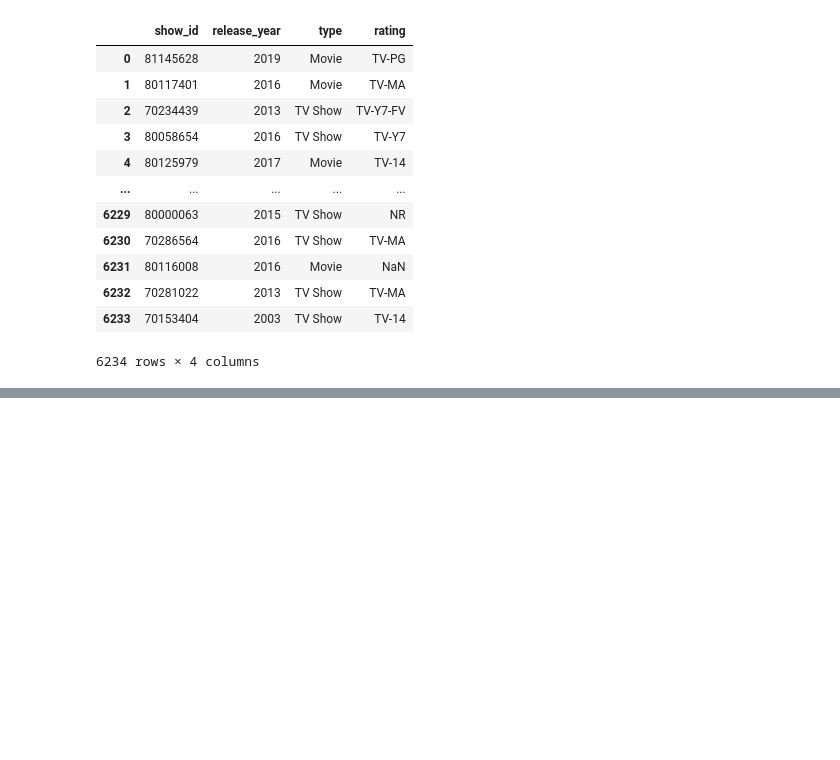
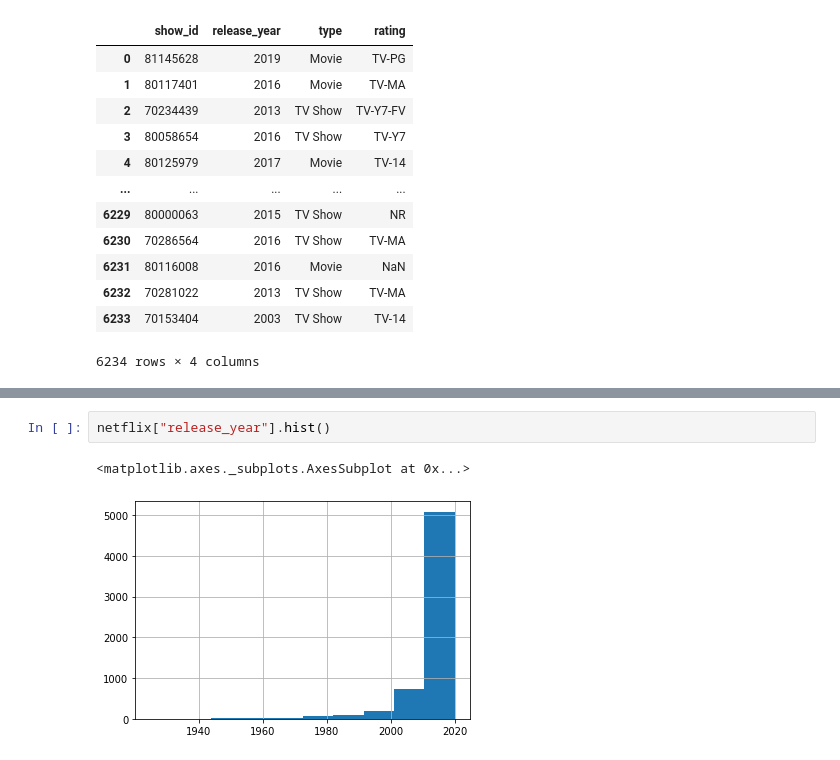
Before and after one commit to mashanz/data-sains-lab, a Jupyter notebook: netflix_python.ipynb, the cells around one changed output, grey strips where cells are left out. Drawn from its saved outputs; the diff is of its cells as text; blank space fills up the shorter version.

```diff
--- a/netflix_python.ipynb
+++ b/netflix_python.ipynb
@@ -75,0 +114,5 @@ netflix[["show_id", "release_year", "type", "rating"]]
+# %%
+netflix["release_year"].hist()
+# %% [output]
+<matplotlib.axes._subplots.AxesSubplot at 0x...>
+[figure, added]
```
Also changed, not shown: parts of 9 cells of this notebook, 2 other files.
